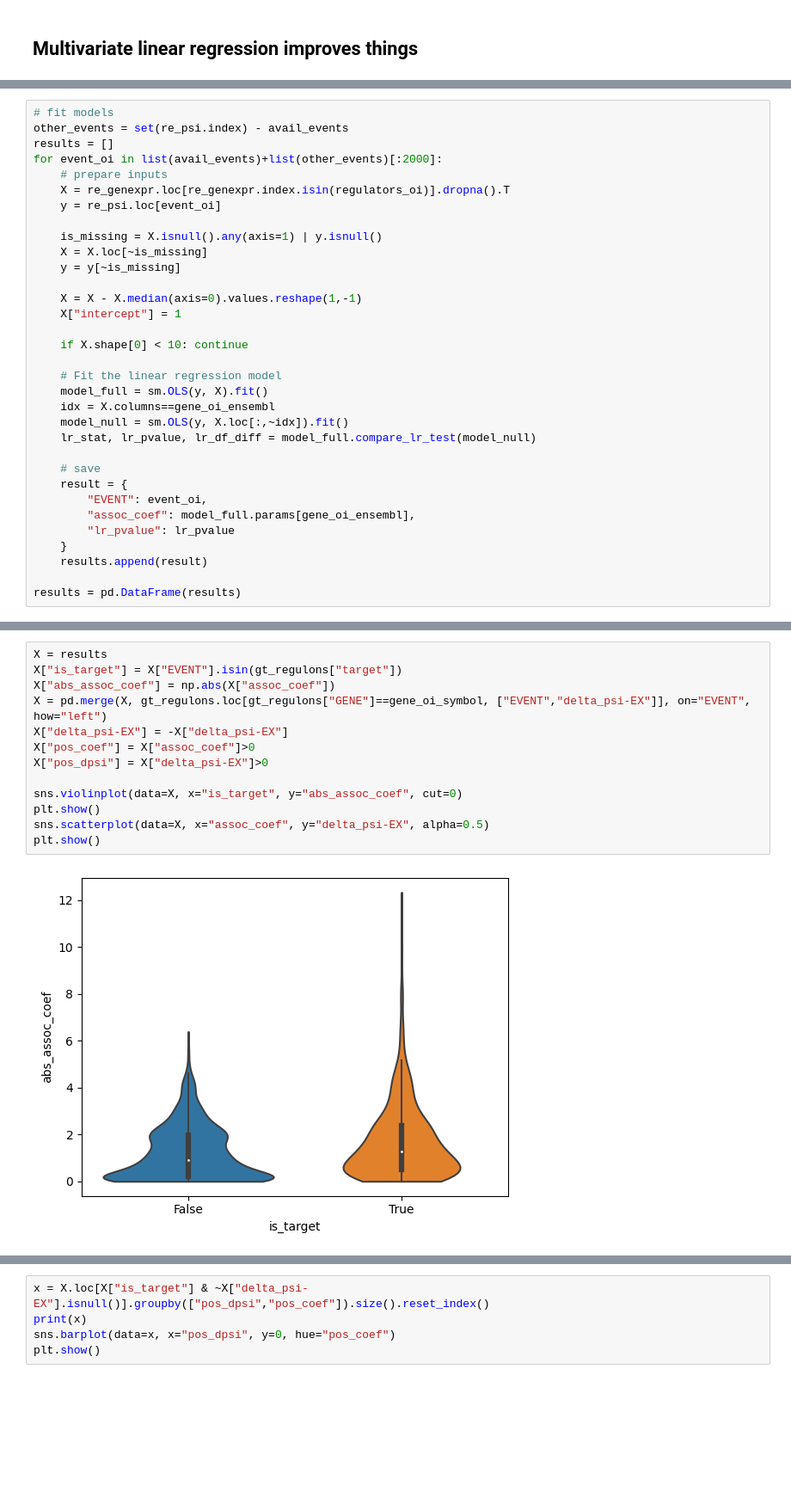
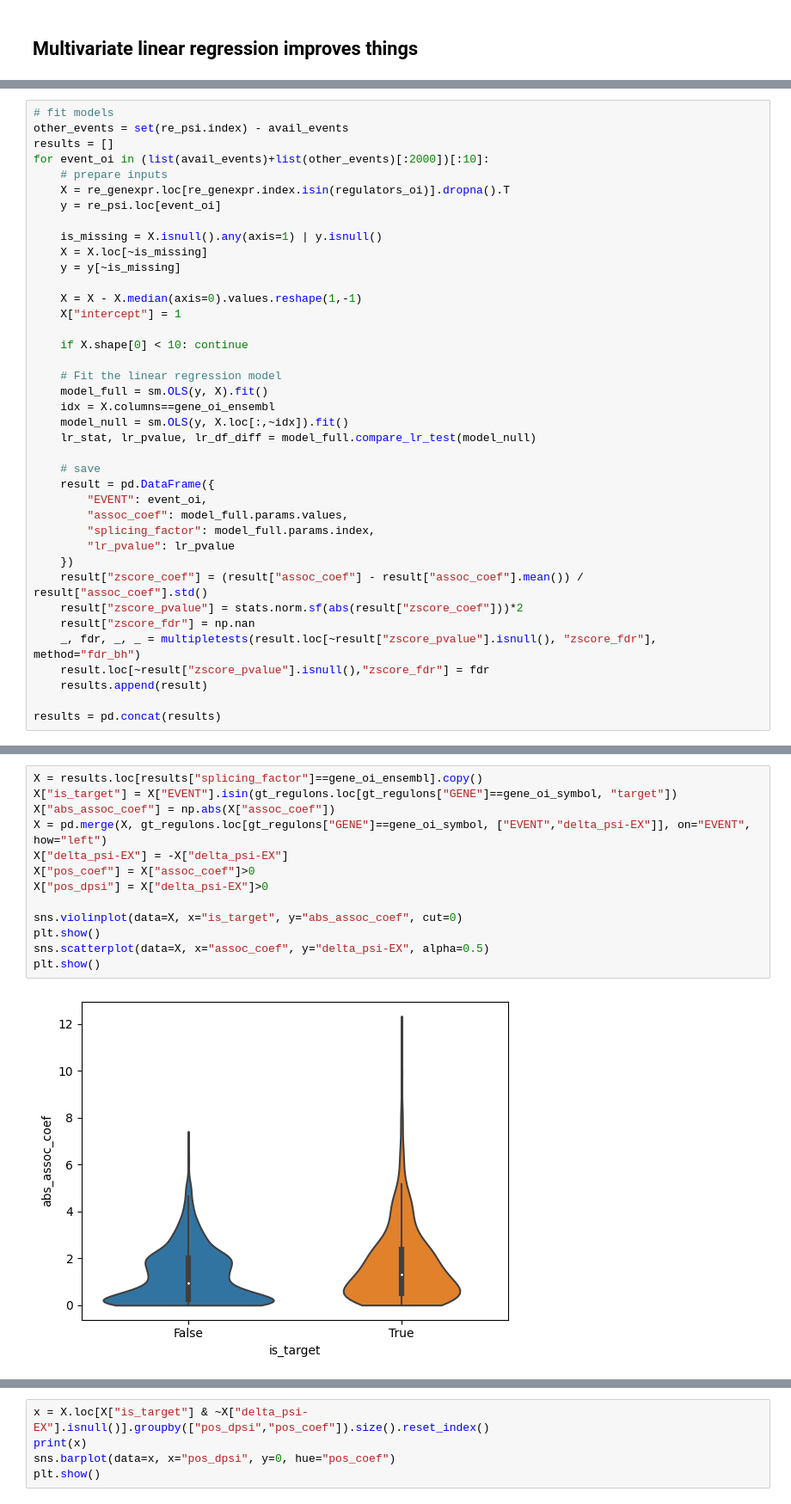
Before and after one commit to MiqG/publication_viper_splicing, a Jupyter notebook: workflows/validation_activity/20230619-eda_genexpr_sf_vs_psi_exons.ipynb, the cells around one changed output, grey strips where cells are left out. Shown at 86% size. Saved outputs shown, nothing was run; the diff lists cells and outputs as text; blank space fills up the shorter version.

```diff
--- a/workflows/validation_activity/20230619-eda_genexpr_sf_vs_psi_exons.ipynb
+++ b/workflows/validation_activity/20230619-eda_genexpr_sf_vs_psi_exons.ipynb
@@ -248,7 +269,7 @@ import statsmodels.api as sm
 # fit models
 other_events = set(re_psi.index) - avail_events
 results = []
-for event_oi in list(avail_events)+list(other_events)[:2000]:
+for event_oi in (list(avail_events)+list(other_events)[:2000])[:10]:
     # prepare inputs
     X = re_genexpr.loc[re_genexpr.index.isin(regulators_oi)].dropna().T
     y = re_psi.loc[event_oi]
@@ -269,11 +290,17 @@ for event_oi in list(avail_events)+list(other_events)[:2000]:
     lr_stat, lr_pvalue, lr_df_diff = model_full.compare_lr_test(model_null)
 
     # save
-    result = {
+    result = pd.DataFrame({
         "EVENT": event_oi,
-        "assoc_coef": model_full.params[gene_oi_ensembl],
+        "assoc_coef": model_full.params.values,
+        "splicing_factor": model_full.params.index,
         "lr_pvalue": lr_pvalue
-    }
+    })
+    result["zscore_coef"] = (result["assoc_coef"] - result["assoc_coef"].mean()) / result["assoc_coef"].std()
+    result["zscore_pvalue"] = stats.norm.sf(abs(result["zscore_coef"]))*2
+    result["zscore_fdr"] = np.nan
+    _, fdr, _, _ = multipletests(result.loc[~result["zscore_pvalue"].isnull(), "zscore_fdr"], method="fdr_bh")
+    result.loc[~result["zscore_pvalue"].isnull(),"zscore_fdr"] = fdr
     results.append(result)
 
-results = pd.DataFrame(results)
+results = pd.concat(results)
@@ -280,18 +323,18 @@ results = pd.DataFrame(results)
 # %%
-X = results
-X["is_target"] = X["EVENT"].isin(gt_regulons["target"])
+X = results.loc[results["splicing_factor"]==gene_oi_ensembl].copy()
+X["is_target"] = X["EVENT"].isin(gt_regulons.loc[gt_regulons["GENE"]==gene_oi_symbol, "target"])
 X["abs_assoc_coef"] = np.abs(X["assoc_coef"])
 X = pd.merge(X, gt_regulons.loc[gt_regulons["GENE"]==gene_oi_symbol, ["EVENT","delta_psi-EX"]], on="EVENT", how="left")
 X["delta_psi-EX"] = -X["delta_psi-EX"]
 X["pos_coef"] = X["assoc_coef"]>0
 X["pos_dpsi"] = X["delta_psi-EX"]>0
 
 sns.violinplot(data=X, x="is_target", y="abs_assoc_coef", cut=0)
 plt.show()
 sns.scatterplot(data=X, x="assoc_coef", y="delta_psi-EX", alpha=0.5)
 plt.show()
 # %% [output]
-[figure, old version]
+[figure, new version]
 [figure]
 # %%
 x = X.loc[X["is_target"] & ~X["delta_psi-EX"].isnull()].groupby(["pos_dpsi","pos_coef"]).size().reset_index()
```
Also changed, not shown: parts of 12 cells of this notebook, 3 other files.
